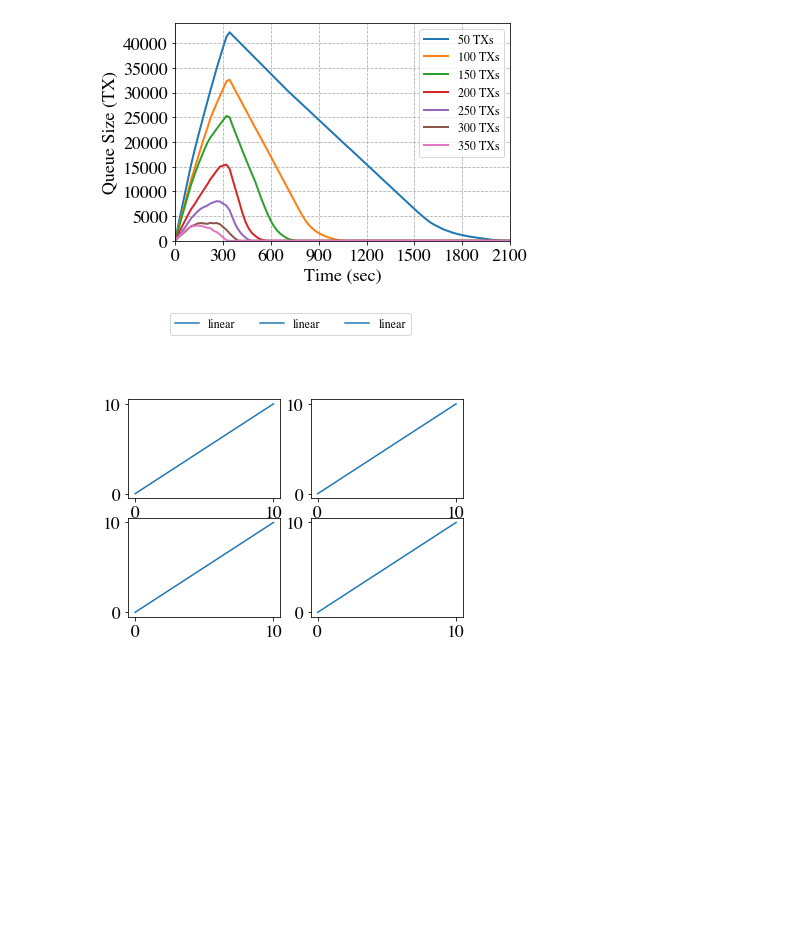
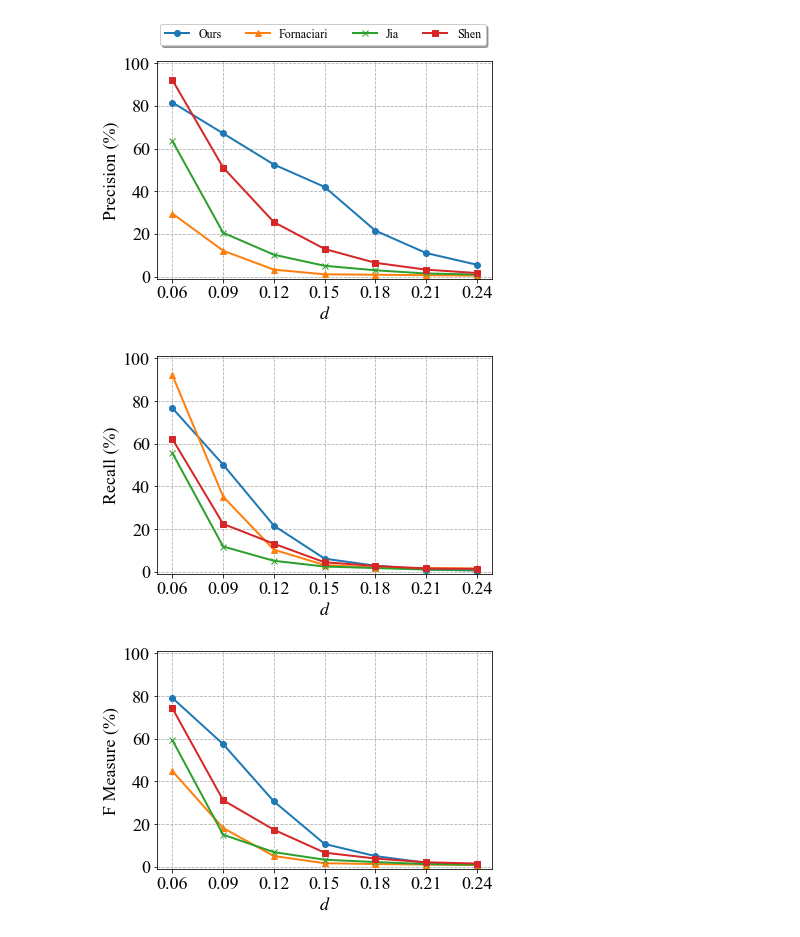
Before and after one commit to wzh4464/jessufig, a Jupyter notebook: draw.ipynb, the cells around one changed output. Drawn from its saved outputs; the diff is of its cells as text; code cells hidden in the pictures; blank space fills up the shorter version.

```diff
--- a/draw.ipynb
+++ b/draw.ipynb
@@ -319,29 +123,34 @@ plot_line_chart(data=data,pic_name='latency-txar',save=True,xlabel="TX Arrival R
-# %%
-
-plot_line_chart(data=simpledata,pic_name='qtb',save=False,xlabel="Time (sec)", ylabel="Queue Size (TX)",text_location=12,xlim=2100, ylim=44000,labellist=['50 TXs','100 TXs','150 TXs','200 TXs','250 TXs','300 TXs','350 TXs'],xstep=300)
-# %% [output]
-[figure, removed]
-# %%
-fig = plt.figure()
-axes = fig.subplots(nrows=2, ncols=2)
-
-for ax in fig.axes:
-    ax.plot([0, 10], [0, 10], label='linear')
-
-lines = []
-labels = []
-lines_01, labels_01 = fig.axes[2].get_legend_handles_labels()
-lines.extend(lines_01)
-labels.extend(labels_01)
-lines_02, labels_02 = fig.axes[3].get_legend_handles_labels()
-lines.extend(lines_02)
-labels.extend(labels_02)
-lines_03, labels_03 = fig.axes[-1].get_legend_handles_labels()
-lines.extend(lines_03)
-labels.extend(labels_03)
-
-# 图例的位置，bbox_to_anchor=(0.5, 0.92),
-fig.legend(lines, labels, loc='upper center', ncol=3, bbox_to_anchor=(0.5, 1.2), fontsize=12)
-plt.show()
-# %% [output]
-[figure, removed]
+# %%
+# x_d is the x axis for plotting from 0.06 to 0.24 with step 0.03
+x_d = np.arange(0.06, 0.25, 0.03)
+# y_pre_d is the data for plotting
+# y_pre_d[0] is the data for our method
+# y_pre_d[1] is the data for Fornaciari's method
+# y_pre_d[2] is the data for Jia's method
+# y_pre_d[3] is the data for Shen's method
+y_pre_d = np.array([[81.7, 67.2, 52.6, 42.1, 21.6, 11.1, 5.6],
+                    [29.6, 12.2, 3.3, 1.1, 0.9, 0.7, 0.5],
+                    [63.6, 20.6, 10.3, 5.1, 3.0, 1.5, 1.0],
+                    [92.2, 51.2, 25.6, 13.0, 6.5, 3.3, 1.7]])
+# data is the combination of x and y
+data_pre_d = np.vstack((x_d, y_pre_d))
+y_recall_d = np.array([[76.7, 50.2, 21.6, 6.1, 2.8, 1.0, 0.5],
+                       [92.1, 35.2, 10.3, 3.1, 1.9, 1.7, 1.5],
+                       [55.6, 11.8, 5.1, 2.4, 1.7, 1.0, 0.8],
+                       [62.2, 22.4, 13.1, 4.4, 2.7, 1.5, 1.3]])
+data_recall_d = np.vstack((x_d, y_recall_d))
+y_fMeasure_d = fMeasureArray(y_pre_d, y_recall_d)
+data_fMeasure_d = np.vstack((x_d, y_fMeasure_d))
+plot_line_chart(data=data_pre_d, pic_name='Precision_d', save=True, xlabel="$d$", ylabel="Precision (%)", text_location=12, xlim=0.24, ylim=100,
+                labellist=['Ours', 'Fornaciari', 'Jia', 'Shen'],
+                ystep=20, xstep=0.03, xlimD=0.06, ylimD=0)
+plot_line_chart(data=data_recall_d, pic_name='Recall_d', save=True, xlabel="$d$", ylabel="Recall (%)", text_location=12, xlim=0.24, ylim=100,
+                labellist=['Ours', 'Fornaciari', 'Jia', 'Shen'],
+                ystep=20, xstep=0.03, xlimD=0.06, ylimD=0, legend=False)
+plot_line_chart(data=data_fMeasure_d, pic_name='F1_d', save=True, xlabel="$d$", ylabel="F Measure (%)", text_location=12, xlim=0.24, ylim=100,
+                labellist=['Ours', 'Fornaciari', 'Jia', 'Shen'],
+                ystep=20, xstep=0.03, xlimD=0.06, ylimD=0, legend=False)
+# %% [output]
+[figure, added]
+[figure, added]
+[figure, added]
```
Also changed, not shown: parts of 10 cells of this notebook, 9 other files.
